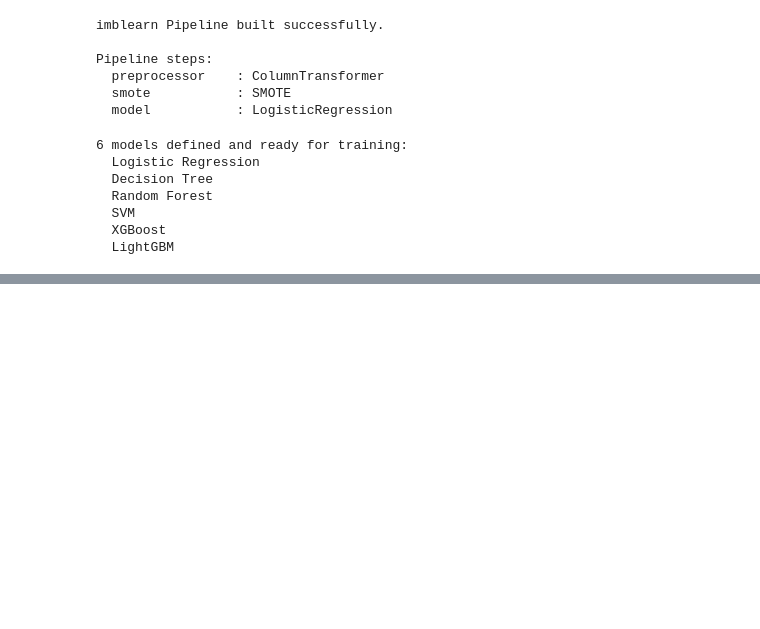
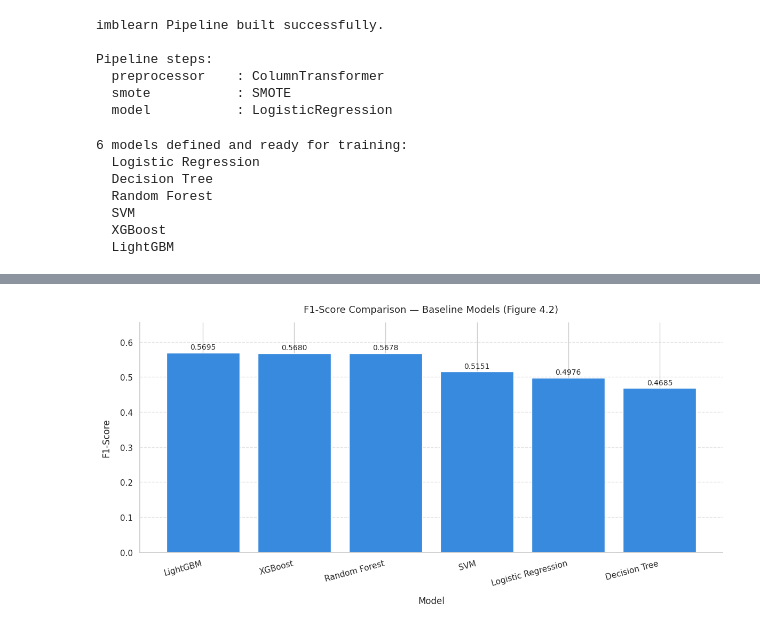
Before and after one commit to Nkengfack/Bank_marketing_prediction_test_run, a Jupyter notebook: bank_marketing_ML_performance123.ipynb, the cells around one changed output, grey strips where cells are left out. Cells and saved outputs as stored; diff of their text form; code cells hidden in the pictures; blank space fills up the shorter version.

```diff
--- a/bank_marketing_ML_performance123.ipynb
+++ b/bank_marketing_ML_performance123.ipynb
@@ -1237,11 +1216,35 @@ SMOTE does not accept missing values encoded as NaN natively. For supervised lea
 # %%
-Cell 19  — install libraries
-Cell 20  — remove outliers
-Cell 21  — transform pdays
-Cell 22  — feature engineering  ← this creates contact_intensity and long_call
-Cell 23  — classify columns
-Cell 24  — define X and y, split data  ← must run AFTER Cell 22
-Cell 25  — build ColumnTransformer
-Cell 26  — build Pipeline
-Cell 27  — define models
-Cell 28  — train baseline models
+fig, ax = plt.subplots(figsize=(12, 6))
+
+f1_scores = baseline_df['F1-Score'].sort_values(ascending=False)
+
+bars = ax.bar(
+    f1_scores.index,
+    f1_scores.values,
+    color=COLOUR_NO,
+    edgecolor='white'
+)
+
+for bar in bars:
+    ax.text(
+        bar.get_x() + bar.get_width() / 2,
+        bar.get_height() + 0.005,
+        f'{bar.get_height():.4f}',
+        ha='center', va='bottom', fontsize=10
+    )
+
+plt.title('F1-Score Comparison — Baseline Models (Figure 4.2)', pad=14, fontsize=13)
+plt.xlabel('Model', labelpad=12)
+plt.ylabel('F1-Score', labelpad=12)
+plt.ylim(0, f1_scores.max() * 1.15)
+plt.xticks(rotation=15, ha='right')
+sns.despine(top=True, right=True)
+plt.grid(axis='y', linestyle='--', alpha=0.5)
+plt.tight_layout()
+
+plt.savefig('fig_4_2_baseline_f1_comparison.png', dpi=300)
+plt.show()
+
+print('\n')
+# %% [output]
+[figure, added]
```
Also changed, not shown: parts of 34 cells of this notebook.
